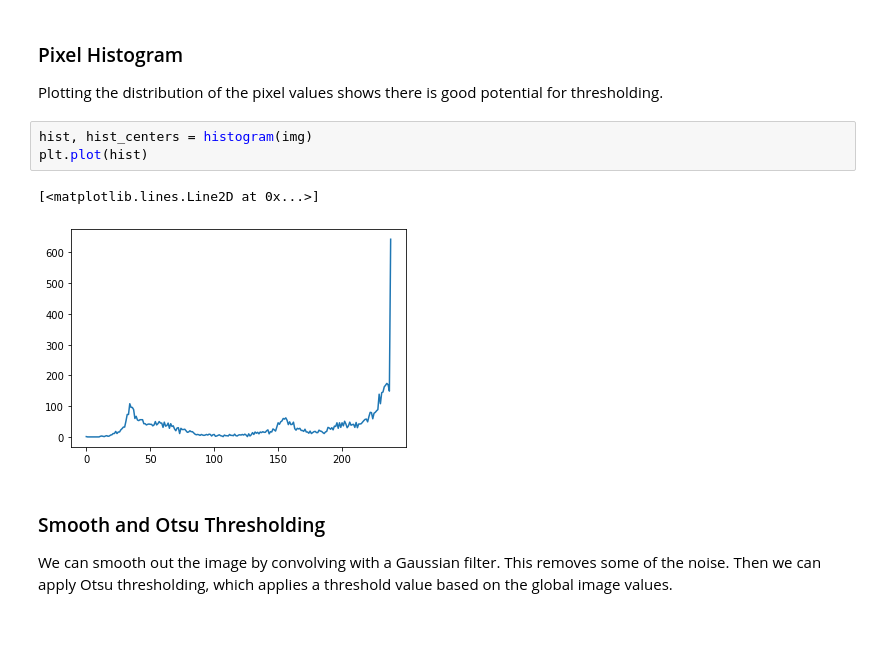
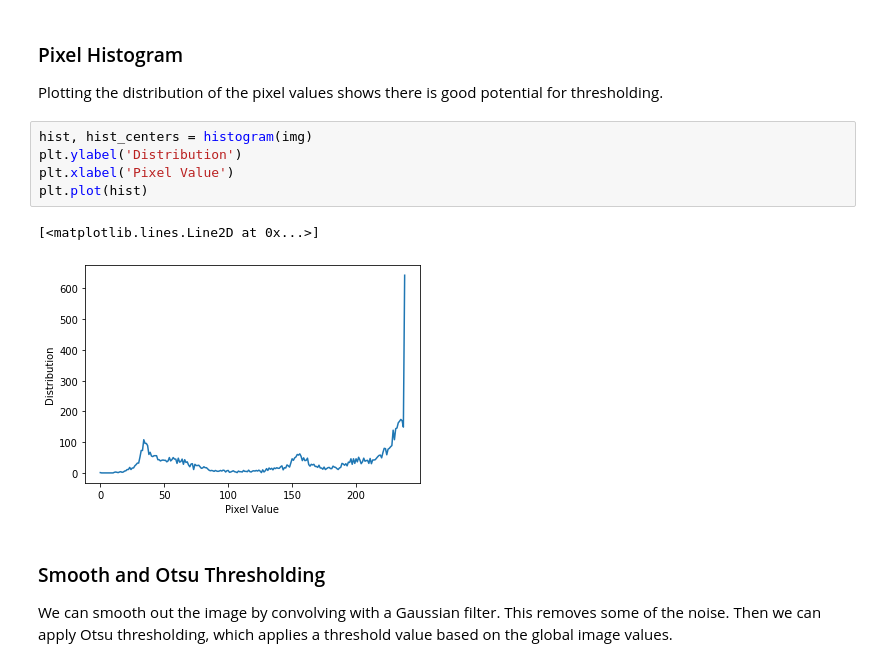
Before and after one commit to d-smit/oil-tank-measurer, a Jupyter notebook: oil_analysis.ipynb, the cells around one changed output. Saved outputs shown, nothing was run; the diff lists cells and outputs as text; blank space fills up the shorter version.

```diff
--- a/oil_analysis.ipynb
+++ b/oil_analysis.ipynb
@@ -49,10 +44,12 @@ plt.imshow(img, cmap='gray')
 Plotting the distribution of the pixel values shows there is good potential for thresholding.
 # %%
 hist, hist_centers = histogram(img)
+plt.ylabel('Distribution')
+plt.xlabel('Pixel Value')
 plt.plot(hist)
 # %% [output]
 [<matplotlib.lines.Line2D at 0x...>]
-[figure, old version]
+[figure, new version]
 # %% [markdown]
 ### Smooth and Otsu Thresholding
 
```
Also changed, not shown: parts of 15 cells of this notebook.
